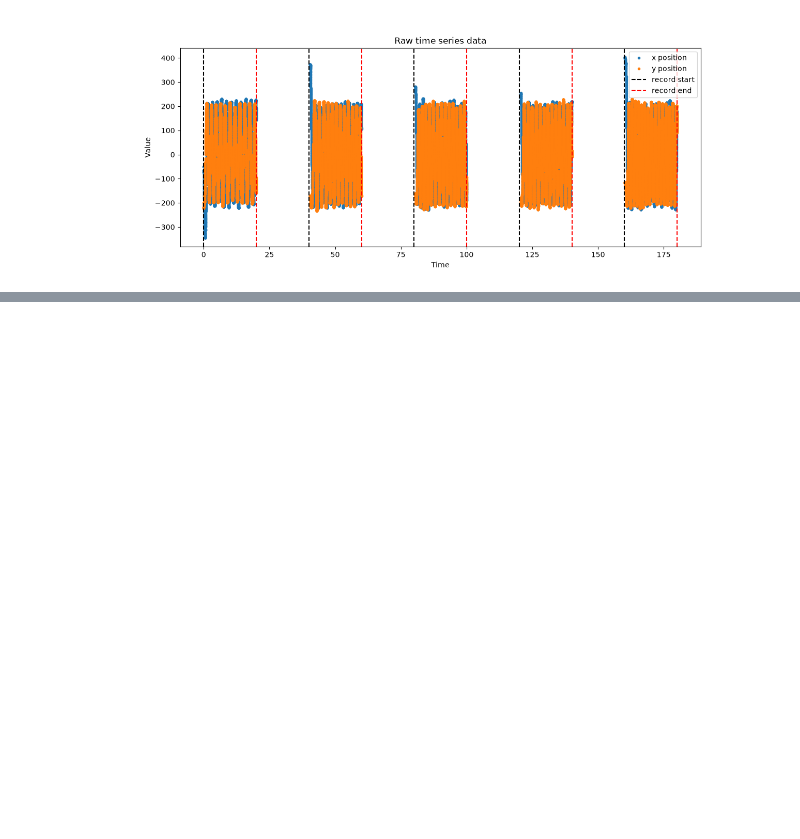
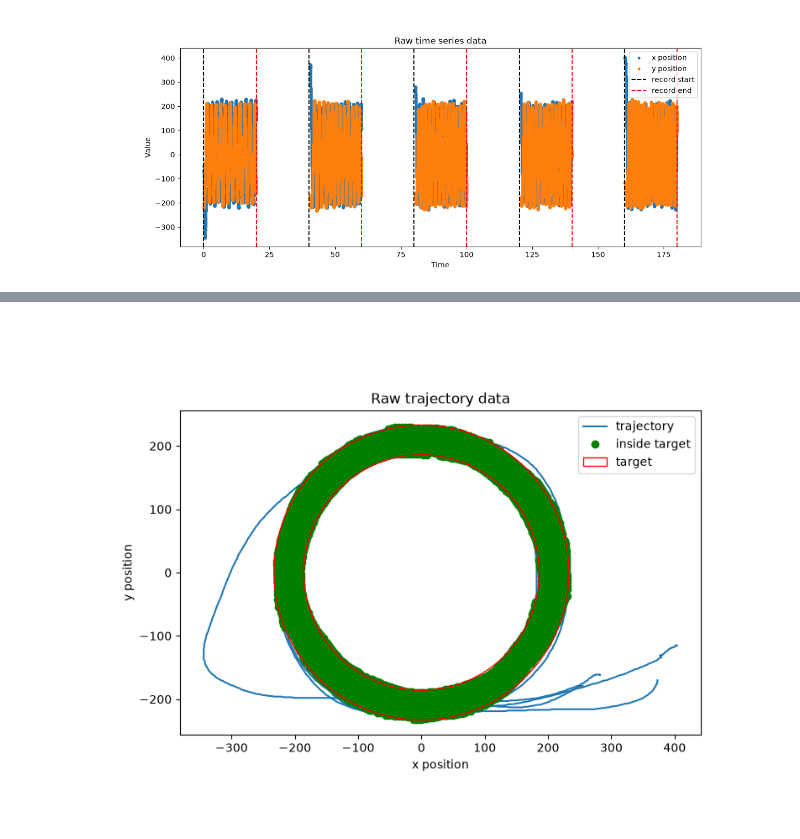
Before and after one commit to jeanne-le-roux-web/circular-task-analysis, a Jupyter notebook: notebooks/02_graphics.ipynb, the cells around one changed output, grey strips where cells are left out. Drawn from its saved outputs; the diff is of its cells as text; code cells hidden in the pictures; blank space fills up the shorter version.

```diff
--- a/notebooks/02_graphics.ipynb
+++ b/notebooks/02_graphics.ipynb
@@ -64,0 +72,28 @@ This is why the statistics are only computed after the cursor enters the target
+# %%
+# limits of the zone allowed for the cursor center
+r_in = params["internalRadius"] + params["cursorRadius"]                              # 186 px
+r_out = params["externalRadius"] - params["cursorRadius"] - params["borderRadius"]    # 233 px
+inside = in_target == 1
+
+fig, ax = plt.subplots(figsize=(8, 6))
+
+# trajectory of each record (no line drawn between two records)
+for i in range(n_records):
+    keep = (t >= t_starts[i]) & (t <= t_ends[i])
+    ax.plot(x_c[keep], y_c[keep], color="tab:blue", label="trajectory" if i == 0 else None)
+
+# green points = cursor inside the target
+ax.plot(x_c[inside], y_c[inside], "o", color="green", label="inside target")
+
+# red circles = limits of the target (drawn on top with zorder=3)
+ax.add_patch(Circle((0, 0), r_out, fill=False, color="red", zorder=3, label="target"))
+ax.add_patch(Circle((0, 0), r_in, fill=False, color="red", zorder=3))
+
+ax.set_aspect("equal")   # same scale for x and y, so the circle is round
+ax.set_title("Raw trajectory data")
+ax.set_xlabel("x position")
+ax.set_ylabel("y position")
+ax.legend()
+plt.show()
+# %% [output]
+[figure, added]
```
Also changed, not shown: parts of 3 cells of this notebook.
